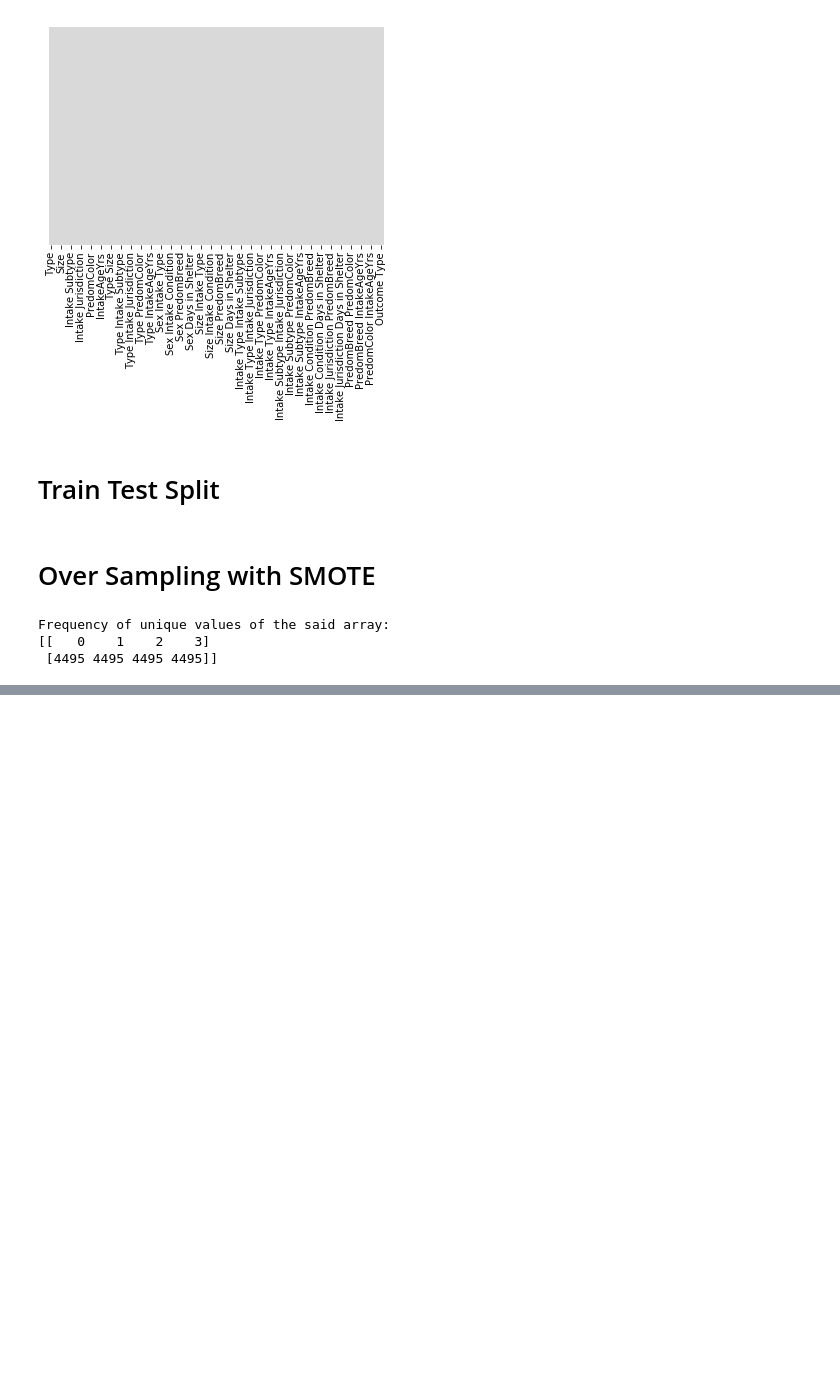
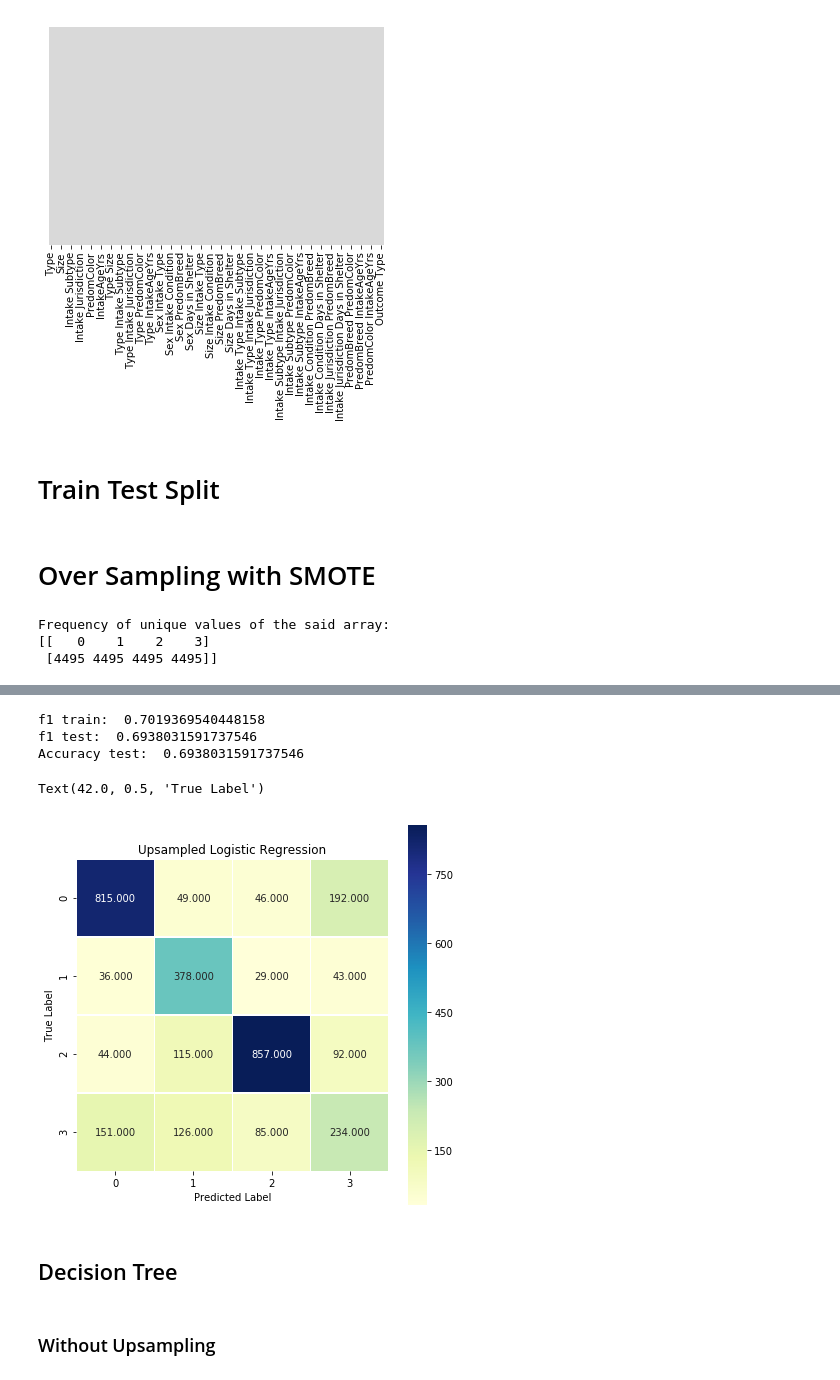
Before and after one commit to MsJacksonIYN/PetAdoptionClassification, a Jupyter notebook: FeatureEngineering.ipynb, the cells around one changed output, grey strips where cells are left out. Drawn from its saved outputs; the diff is of its cells as text; code cells hidden in the pictures; blank space fills up the shorter version.

Commit message:
Decision Tree

```diff
--- a/FeatureEngineering.ipynb
+++ b/FeatureEngineering.ipynb
@@ -182,0 +244,2 @@ Frequency of unique values of the said array:
+# %%
+lr_sm.fit(X_train_sm,y_train_sm)
@@ -182,0 +253,24 @@ Frequency of unique values of the said array:
+# %%
+pred_train_lrsm = lr_sm.predict(X_train)
+pred_test_lrsm = lr_sm.predict(X_test)
+# %%
+print('f1 train: ', f1_score(y_train, pred_train_lrsm, average='micro'))
+print('f1 test: ', f1_score(y_test, pred_test_lrsm, average='micro'))
+print('Accuracy test: ', accuracy_score(y_test, pred_test_lrsm))
+# %% [output]
+f1 train:  0.7019369540448158
+f1 test:  0.6938031591737546
+Accuracy test:  0.6938031591737546
+# %%
+cm_lrsm = confusion_matrix(y_test, pred_test_lrsm)
+
+plt.figure(figsize = (7, 7))
+sns.heatmap(cm_lrsm, annot = True, fmt = ".3f", linewidths = .5, square = True, cmap = "YlGnBu")
+plt.title('Upsampled Logistic Regression')
+plt.xlabel('Predicted Label')
+plt.ylabel('True Label')
+# %% [output]
+Text(42.0, 0.5, 'True Label')
+[figure, added]
+# %% [markdown]
+## Decision Tree
@@ -182,0 +283,2 @@ Frequency of unique values of the said array:
+# %% [markdown]
+### Without Upsampling
```
Also changed, not shown: parts of 36 cells of this notebook.
